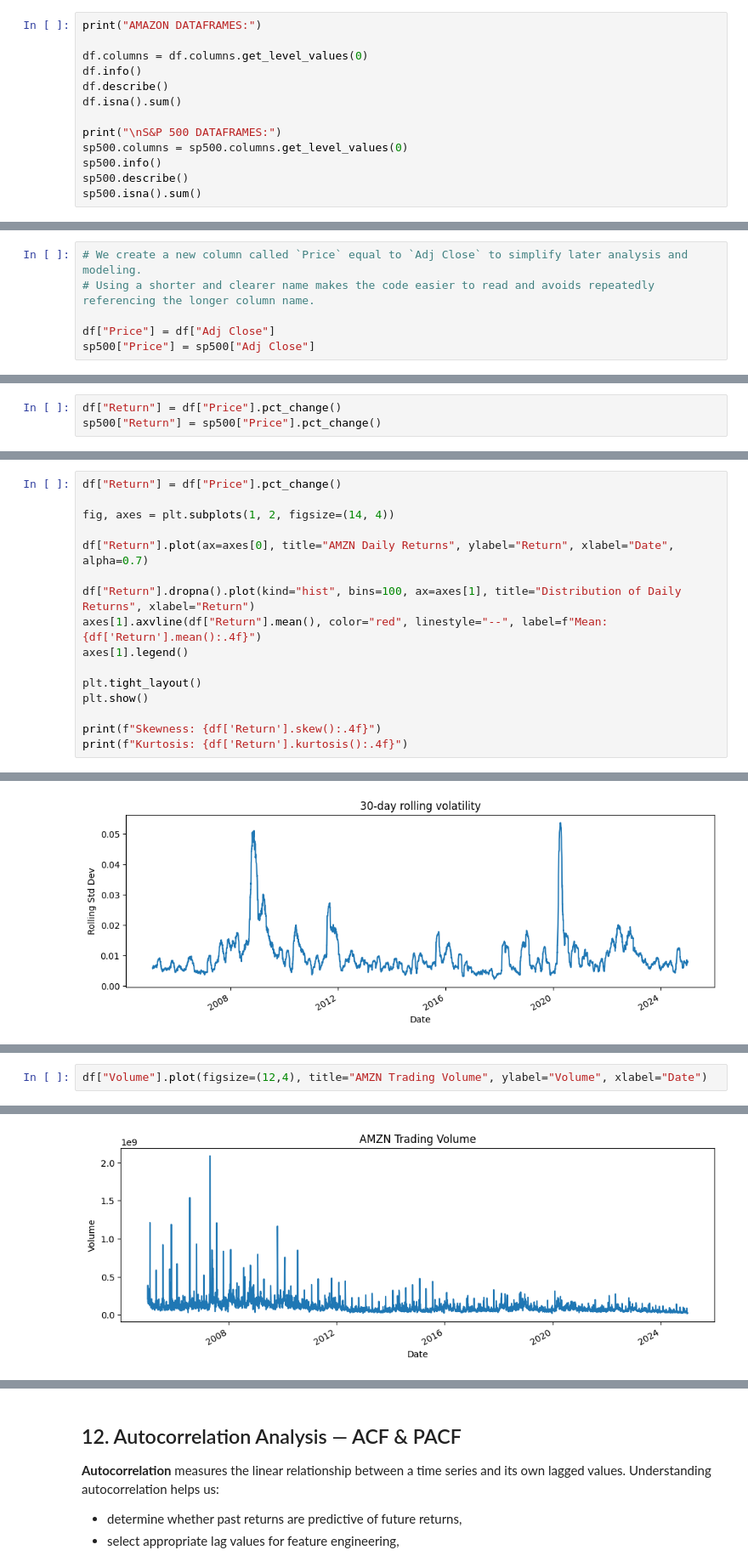
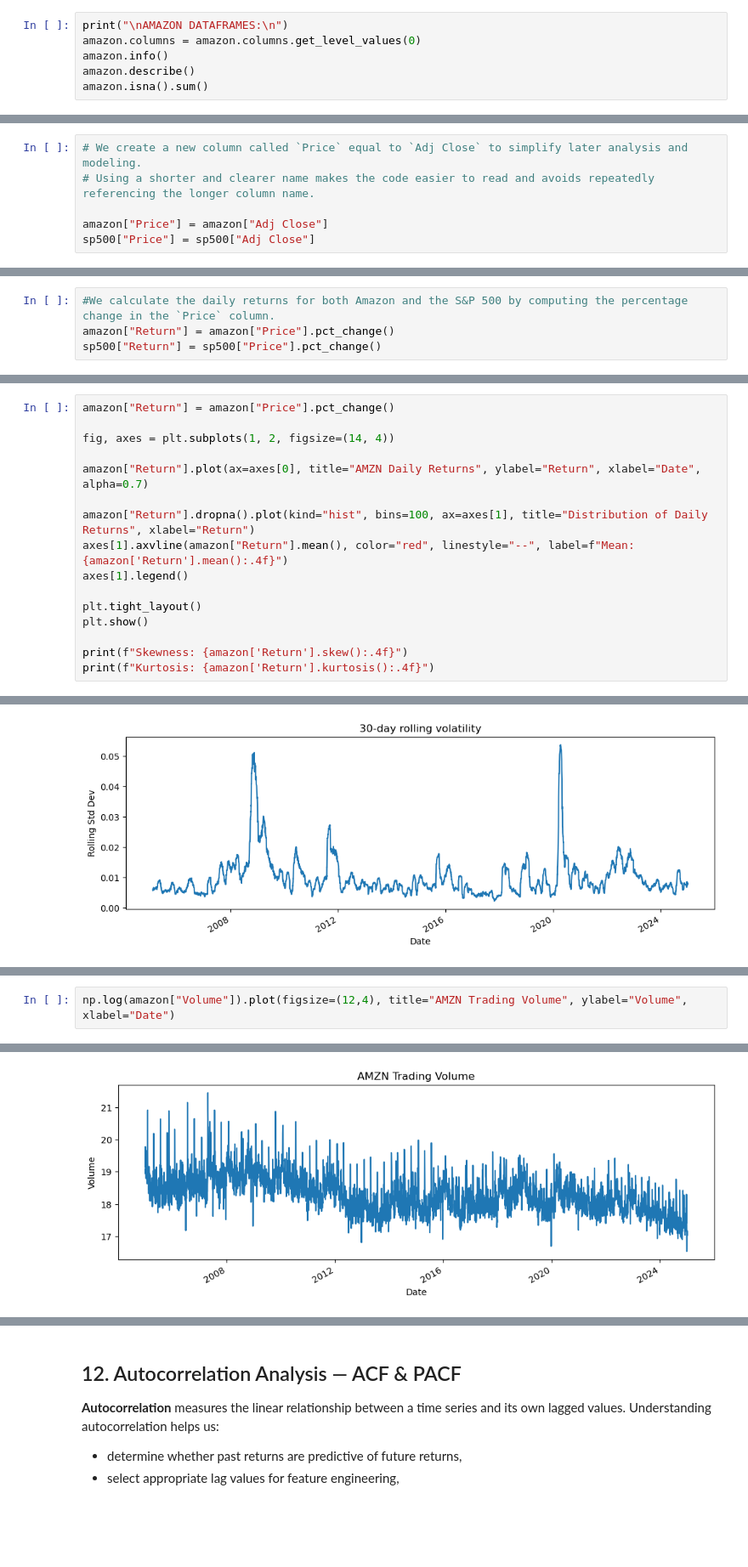
Before and after one commit to EdLac/stock-price-prediction-amazon, a Jupyter notebook: notebooks/01_data_download_and_eda.ipynb, the cells around one changed output, grey strips where cells are left out. Shown at 85% size. Drawn from its saved outputs; the diff is of its cells as text; blank space fills up the shorter version.

```diff
--- a/notebooks/01_data_download_and_eda.ipynb
+++ b/notebooks/01_data_download_and_eda.ipynb
@@ -87,17 +104,10 @@ We start by inspecting:
 
 This step ensures the dataset is consistent and ready for transformations (returns, features, target creation).
 # %%
-print("AMAZON DATAFRAMES:")
-
-df.columns = df.columns.get_level_values(0)
-df.info()
-df.describe()
-df.isna().sum()
-
-print("\nS&P 500 DATAFRAMES:")
-sp500.columns = sp500.columns.get_level_values(0)
-sp500.info()
-sp500.describe()
-sp500.isna().sum()
+print("\nAMAZON DATAFRAMES:\n")
+amazon.columns = amazon.columns.get_level_values(0)
+amazon.info()
+amazon.describe()
+amazon.isna().sum()
 # %% [output]
 AMAZON DATAFRAMES:
@@ -145,6 +183,6 @@ Each row corresponds to one trading day. The main variables are:
 # We create a new column called `Price` equal to `Adj Close` to simplify later analysis and modeling.
 # Using a shorter and clearer name makes the code easier to read and avoids repeatedly referencing the longer column name.
 
-df["Price"] = df["Adj Close"]
+amazon["Price"] = amazon["Adj Close"]
 sp500["Price"] = sp500["Adj Close"]
 # %% [markdown]
@@ -187,7 +229,8 @@ Returns are useful because:
 
 Even if our final target is the price, returns are essential for understanding the dataset and market dynamics.
 # %%
-df["Return"] = df["Price"].pct_change()
+#We calculate the daily returns for both Amazon and the S&P 500 by computing the percentage change in the `Price` column.
+amazon["Return"] = amazon["Price"].pct_change()
 sp500["Return"] = sp500["Price"].pct_change()
 # %%
 print("\nAMAZON PRICE AND RETURN:")
@@ -246,19 +298,19 @@ autre proposition ***********************
 # %%
-df["Return"] = df["Price"].pct_change()
+amazon["Return"] = amazon["Price"].pct_change()
 
 fig, axes = plt.subplots(1, 2, figsize=(14, 4))
 
-df["Return"].plot(ax=axes[0], title="AMZN Daily Returns", ylabel="Return", xlabel="Date", alpha=0.7)
+amazon["Return"].plot(ax=axes[0], title="AMZN Daily Returns", ylabel="Return", xlabel="Date", alpha=0.7)
 
-df["Return"].dropna().plot(kind="hist", bins=100, ax=axes[1], title="Distribution of Daily Returns", xlabel="Return")
-axes[1].axvline(df["Return"].mean(), color="red", linestyle="--", label=f"Mean: {df['Return'].mean():.4f}")
+amazon["Return"].dropna().plot(kind="hist", bins=100, ax=axes[1], title="Distribution of Daily Returns", xlabel="Return")
+axes[1].axvline(amazon["Return"].mean(), color="red", linestyle="--", label=f"Mean: {amazon['Return'].mean():.4f}")
 axes[1].legend()
 
 plt.tight_layout()
 plt.show()
 
-print(f"Skewness: {df['Return'].skew():.4f}")
-print(f"Kurtosis: {df['Return'].kurtosis():.4f}")
+print(f"Skewness: {amazon['Return'].skew():.4f}")
+print(f"Kurtosis: {amazon['Return'].kurtosis():.4f}")
 # %% [output]
 [figure]
 Skewness: 0.8812
@@ -333,6 +399,6 @@ We will later consider adding lagged or rolling volume features.
 # %%
-df["Volume"].plot(figsize=(12,4), title="AMZN Trading Volume", ylabel="Volume", xlabel="Date")
+np.log(amazon["Volume"]).plot(figsize=(12,4), title="AMZN Trading Volume", ylabel="Volume", xlabel="Date")
 # %% [output]
 <Axes: title={'center': 'AMZN Trading Volume'}, xlabel='Date', ylabel='Volume'>
-[figure, old version]
+[figure, new version]
 # %% [markdown]
```
Also changed, not shown: parts of 52 cells of this notebook, 1 other file.
